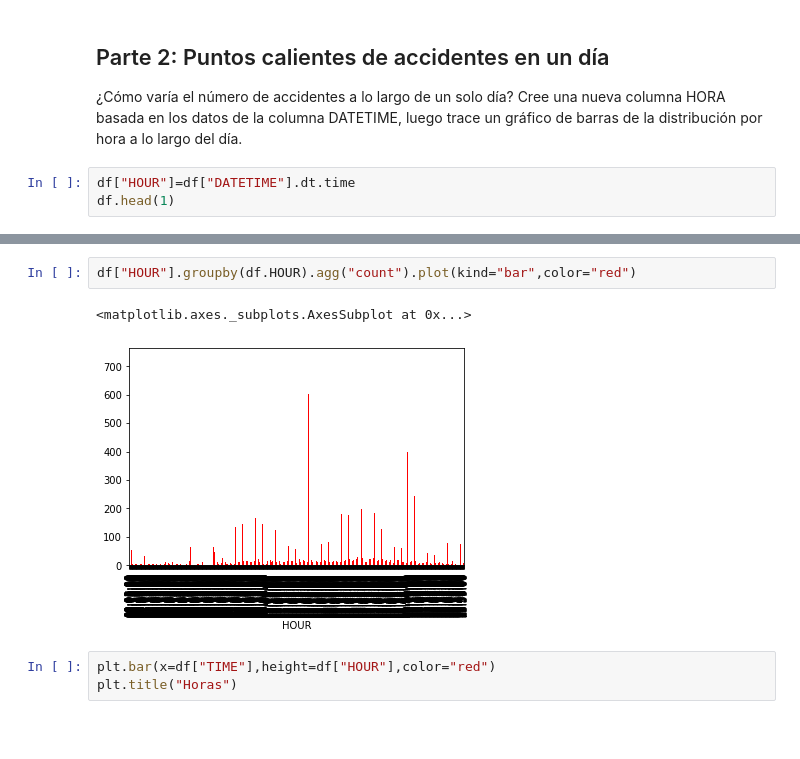
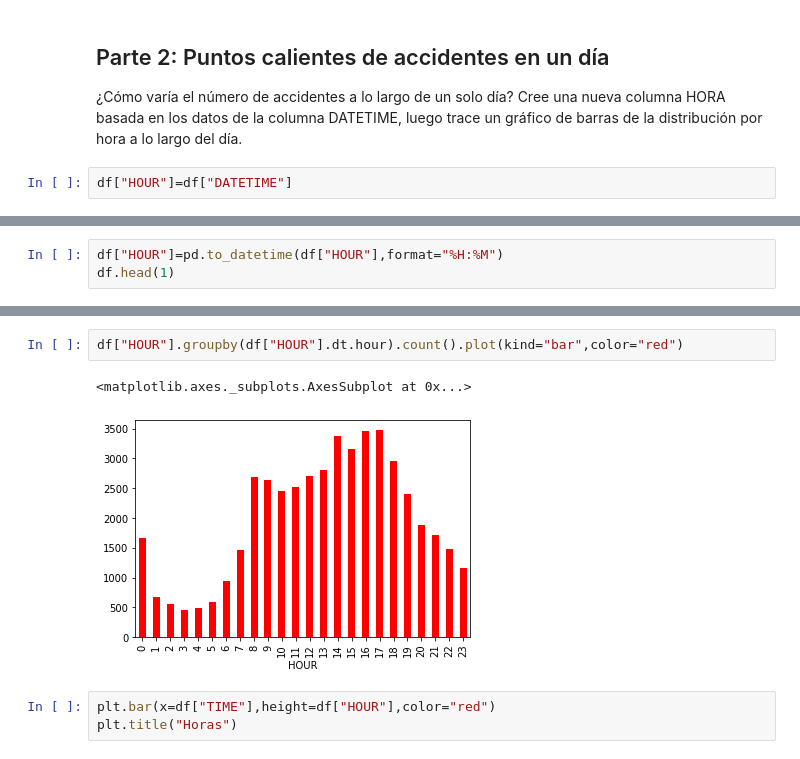
Before and after one commit to CarolinaGarcia19/Clase1, a Jupyter notebook: Taller_Semana_4.ipynb, the cells around one changed output, grey strips where cells are left out. Saved outputs shown, nothing was run; the diff lists cells and outputs as text; blank space fills up the shorter version.

```diff
--- a/Taller_Semana_4.ipynb
+++ b/Taller_Semana_4.ipynb
@@ -120,5 +120,4 @@ Text(0, 0.5, 'Numero de accidentes')
 
 ¿Cómo varía el número de accidentes a lo largo de un solo día? Cree una nueva columna HORA basada en los datos de la columna DATETIME, luego trace un gráfico de barras de la distribución por hora a lo largo del día.
 # %%
-df["HOUR"]=df["DATETIME"].dt.time
-df.head(1)
+df["HOUR"]=df["DATETIME"]
@@ -147,0 +124,3 @@ dtype: object
+# %%
+df["HOUR"]=pd.to_datetime(df["HOUR"],format="%H:%M")
+df.head(1)
@@ -148,8 +130,8 @@ dtype: object
 # %%
-df["HOUR"].groupby(df.HOUR).agg("count").plot(kind="bar",color="red")
+df["HOUR"].groupby(df["HOUR"].dt.hour).count().plot(kind="bar",color="red")
 # %% [output]
 <matplotlib.axes._subplots.AxesSubplot at 0x...>
-[figure, old version]
+[figure, new version]
 # %%
 plt.bar(x=df["TIME"],height=df["HOUR"],color="red")
 plt.title("Horas")
```
Also changed, not shown: parts of 4 cells of this notebook.
